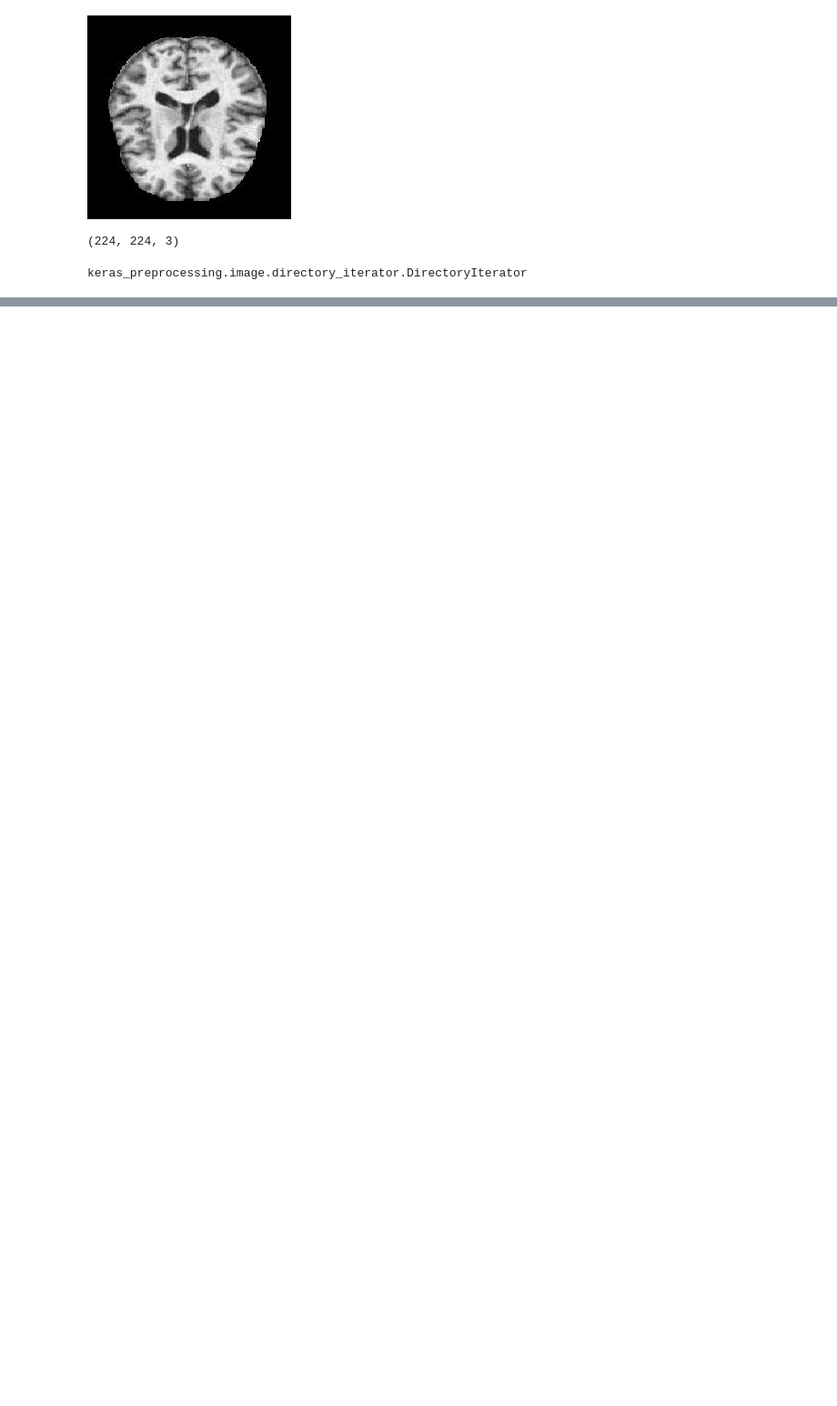
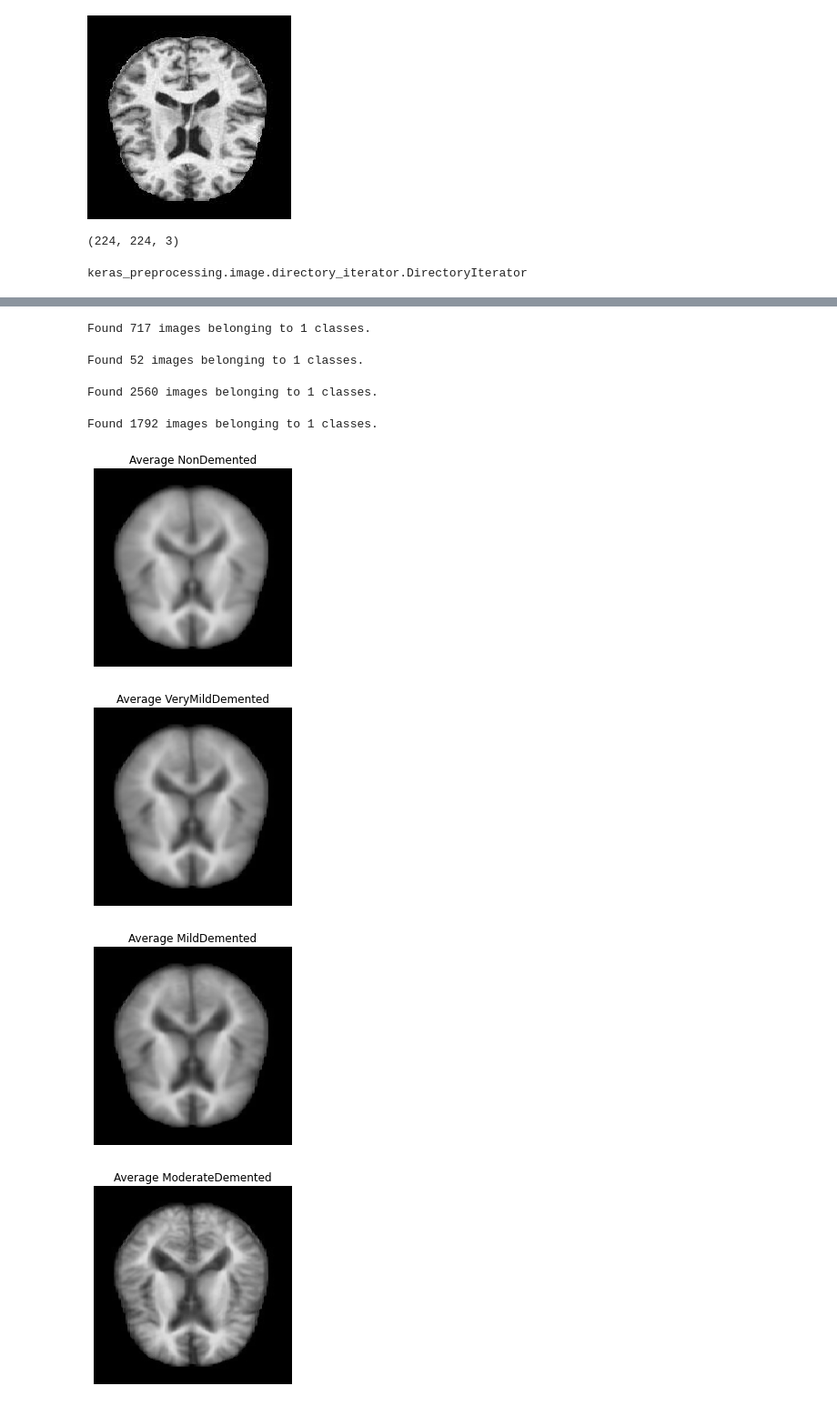
Before and after one commit to Jacobheyman702/Alzheimer_Image_classifier-, a Jupyter notebook: Image_analysis.ipynb, the cells around one changed output, grey strips where cells are left out. Shown at 91% size. Drawn from its saved outputs; the diff is of its cells as text; code cells hidden in the pictures; blank space fills up the shorter version.

```diff
--- a/Image_analysis.ipynb
+++ b/Image_analysis.ipynb
@@ -181,14 +177,66 @@ AttributeError: 'DirectoryIterator' object has no attribute 'flow_from_directory
+# %%
+#isolated milddemented class images for eda
+data_mild = ImageDataGenerator(rescale=1./255).flow_from_directory(
+        train_directory,
+        target_size=(224, 224),
+        batch_size = 717,
+        seed = 123,
+        classes= ['MildDemented'])
+
+mild_images, mild_labels = next(data_mild)
+# %% [output]
+Found 717 images belonging to 1 classes.
+# %%
+data_moderate = ImageDataGenerator(rescale=1./255).flow_from_directory(
+        train_directory,
+        target_size=(224, 224),
+        batch_size = 52,
+        seed = 123,
+        classes= ['ModerateDemented'])
+
+moderate_images, moderate_labels = next(data_moderate)
+# %% [output]
+Found 52 images belonging to 1 classes.
+# %%
+data_NonD = ImageDataGenerator(rescale=1./255).flow_from_directory(
+        train_directory,
+        target_size=(224, 224),
+        batch_size = 2560,
+        seed = 123,
+        classes= ['NonDemented'])
+
+NonD_images, NonD_labels = next(data_NonD)
+# %% [output]
+Found 2560 images belonging to 1 classes.
+# %%
+data_veryMild = ImageDataGenerator(rescale=1./255).flow_from_directory(
+        train_directory,
+        target_size=(224, 224),
+        batch_size = 1792,
+        seed = 123,
+        classes= ['VeryMildDemented'])
+
+veryMild_images, veryMild_labels = next(data_veryMild)
+# %% [output]
+Found 1792 images belonging to 1 classes.
 # %%
-def find_mean_img(full_mat, title, size = (64, 64)):
+def find_mean_img(full_mat, title, size = (224, 224)):
     # calculate the average
     mean_img = np.mean(full_mat, axis = 0)
     # reshape it back to a matrix
-    mean_img = mean_img.reshape(size)
+    #mean_img = mean_img.reshape(size)
     plt.imshow(mean_img, vmin=0, vmax=255, cmap='Greys_r')
     plt.title(f'Average {title}')
     plt.axis('off')
     plt.show()
     return mean_img
 
-norm_mean = find_mean_img(normal_images, 'NORMAL')
-pneu_mean = find_mean_img(pnemonia_images, 'PNEUMONIA')
+NonD_mean = find_mean_img(NonD_images, 'NonDemented')
+veryMild_mean = find_mean_img(veryMild_images, 'VeryMildDemented')
+mild_mean = find_mean_img(mild_images, 'MildDemented')
+Moderate_mean = find_mean_img(moderate_images, 'ModerateDemented')
+# %% [output]
+[figure, added]
+[figure, added]
+[figure, added]
+[figure, added]
```
Also changed, not shown: parts of 20 cells of this notebook.
